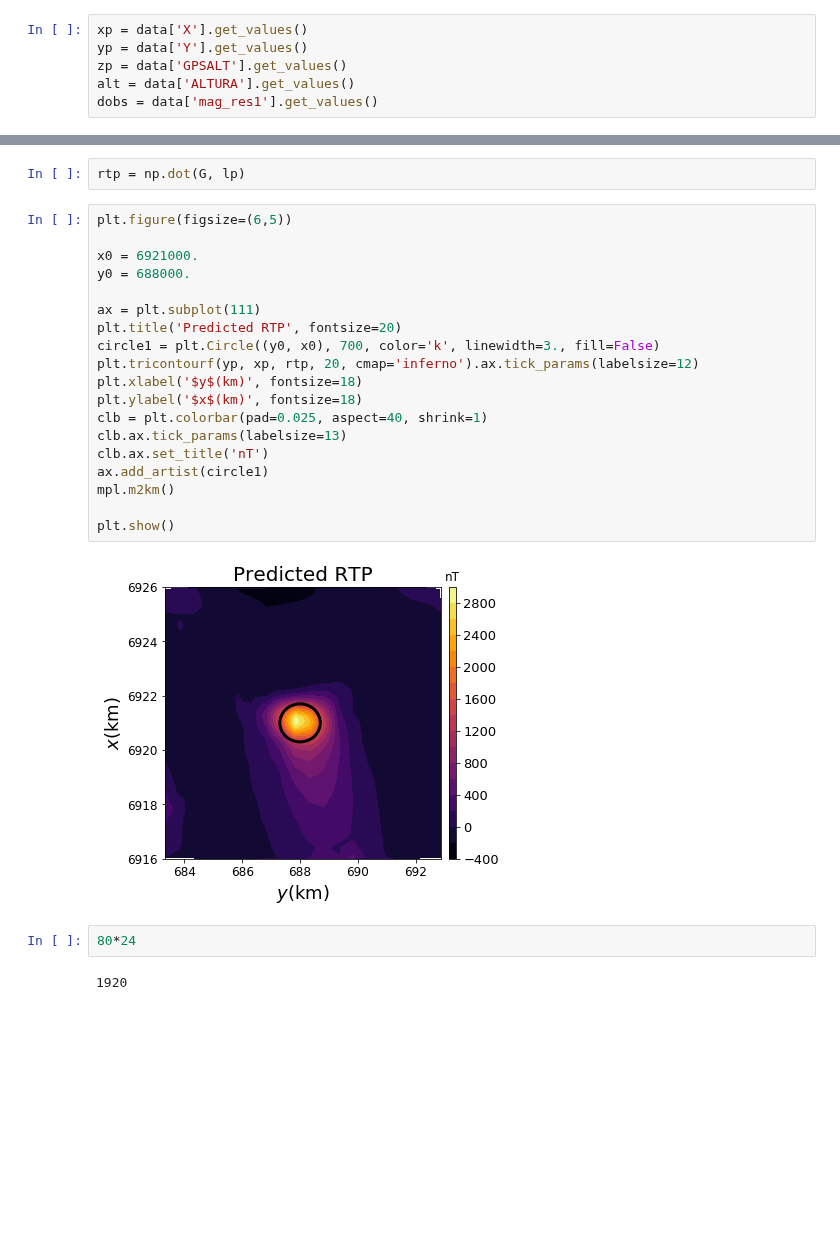
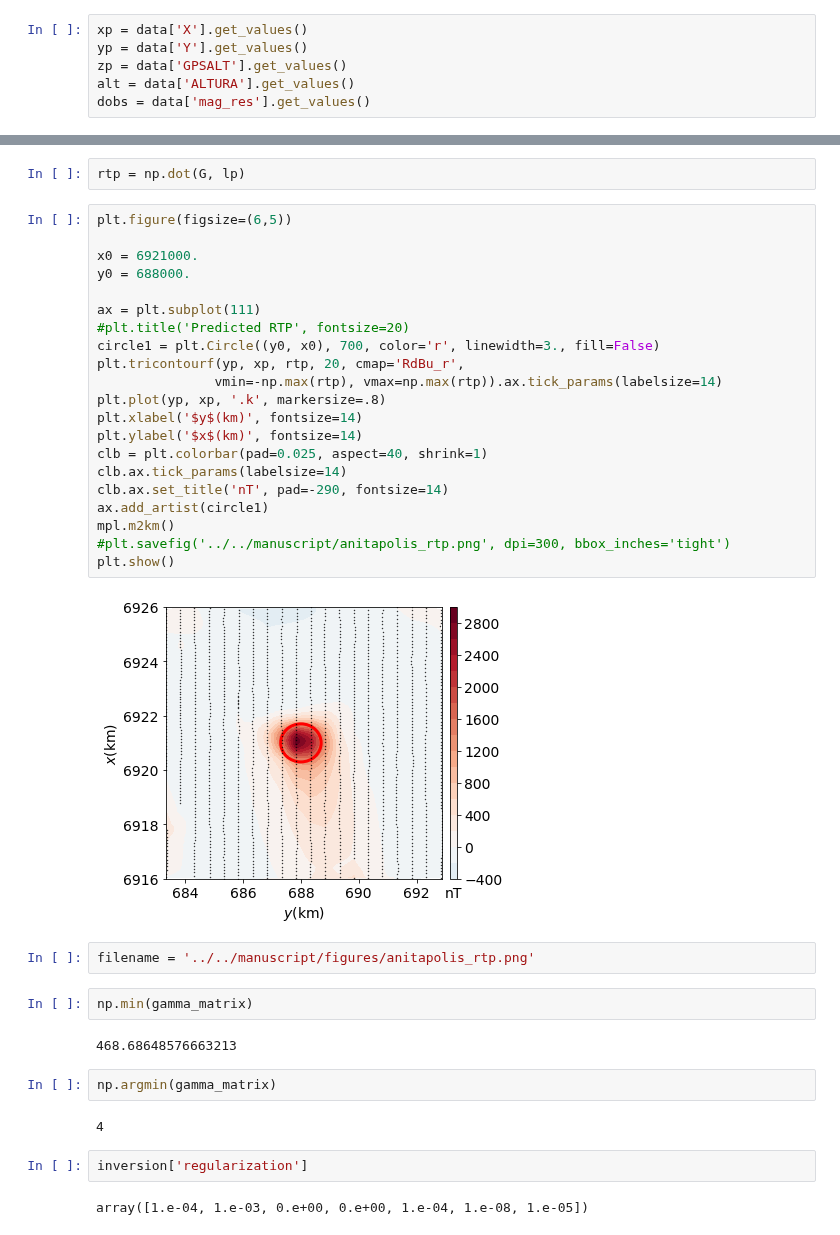
Before and after one commit to pinga-lab/magnetic-radial-inversion, a Jupyter notebook: code/anitapolis/RTP_anomaly.ipynb, the cells around one changed output, grey strips where cells are left out. Drawn from its saved outputs; the diff is of its cells as text; blank space fills up the shorter version.

Commit message:
changes to plot new figures

```diff
--- a/code/anitapolis/RTP_anomaly.ipynb
+++ b/code/anitapolis/RTP_anomaly.ipynb
@@ -41,7 +67,7 @@ xp = data['X'].get_values()
 yp = data['Y'].get_values()
 zp = data['GPSALT'].get_values()
 alt = data['ALTURA'].get_values()
-dobs = data['mag_res1'].get_values()
+dobs = data['mag_res'].get_values()
 # %% [markdown]
 ## Calculating the RTP anomaly
 # %%
@@ -115,25 +141,37 @@ rtp = np.dot(G, lp)
 # %%
 plt.figure(figsize=(6,5))
 
 x0 = 6921000.
 y0 = 688000.
 
 ax = plt.subplot(111)
-plt.title('Predicted RTP', fontsize=20)
-circle1 = plt.Circle((y0, x0), 700, color='k', linewidth=3., fill=False)
-plt.tricontourf(yp, xp, rtp, 20, cmap='inferno').ax.tick_params(labelsize=12)
-plt.xlabel('$y$(km)', fontsize=18)
-plt.ylabel('$x$(km)', fontsize=18)
+#plt.title('Predicted RTP', fontsize=20)
+circle1 = plt.Circle((y0, x0), 700, color='r', linewidth=3., fill=False)
+plt.tricontourf(yp, xp, rtp, 20, cmap='RdBu_r',
+               vmin=-np.max(rtp), vmax=np.max(rtp)).ax.tick_params(labelsize=14)
+plt.plot(yp, xp, '.k', markersize=.8)
+plt.xlabel('$y$(km)', fontsize=14)
+plt.ylabel('$x$(km)', fontsize=14)
 clb = plt.colorbar(pad=0.025, aspect=40, shrink=1)
-clb.ax.tick_params(labelsize=13)
-clb.ax.set_title('nT')
+clb.ax.tick_params(labelsize=14)
+clb.ax.set_title('nT', pad=-290, fontsize=14)
 ax.add_artist(circle1)
 mpl.m2km()
-
+#plt.savefig('../../manuscript/anitapolis_rtp.png', dpi=300, bbox_inches='tight')
 plt.show()
 # %% [output]
-[figure, old version]
+[figure, new version]
-# %%
-80*24
-# %% [output]
-1920
+# %%
+filename = '../../manuscript/figures/anitapolis_rtp.png'
+# %%
+np.min(gamma_matrix)
+# %% [output]
+468.68648576663213
+# %%
+np.argmin(gamma_matrix)
+# %% [output]
+4
+# %%
+inversion['regularization']
+# %% [output]
+array([1.e-04, 1.e-03, 0.e+00, 0.e+00, 1.e-04, 1.e-08, 1.e-05])
```
Also changed, not shown: parts of 6 cells of this notebook, 20 other files.
